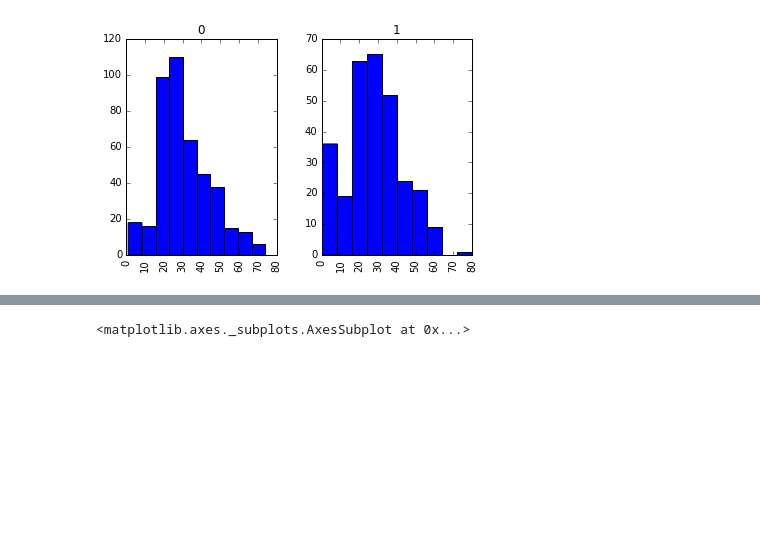
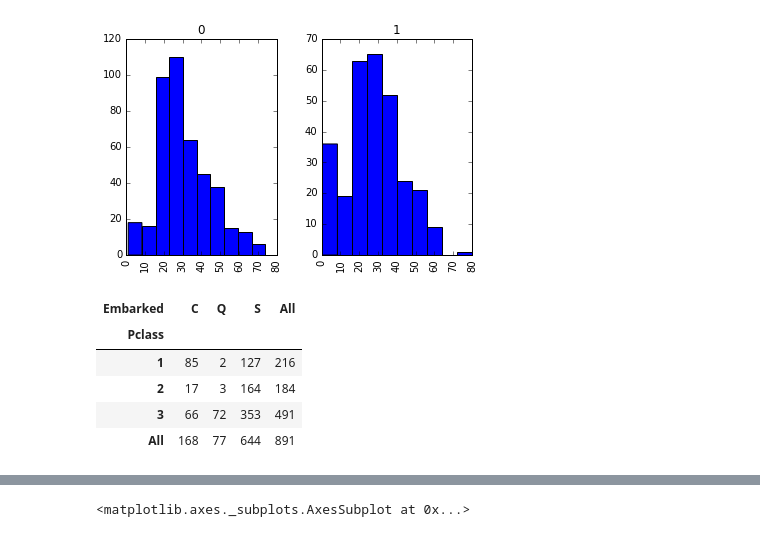
Before and after one commit to estambolieva/fast_track_to_python, a Jupyter notebook: day2/pandas/Pandas_Titanic_DataSet.ipynb, the cells around one changed output, grey strips where cells are left out. Saved outputs shown, nothing was run; the diff lists cells and outputs as text; code cells hidden in the pictures; blank space fills up the shorter version.

```diff
--- a/day2/pandas/Pandas_Titanic_DataSet.ipynb
+++ b/day2/pandas/Pandas_Titanic_DataSet.ipynb
@@ -122,3 +122,13 @@ titanic.hist(column='Age', by='Survived')
 array([<matplotlib.axes._subplots.AxesSubplot object at 0x...>,
        <matplotlib.axes._subplots.AxesSubplot object at 0x...>], dtype=object)
 [figure]
+# %%
+# cross table between Embarked and Pclass
+pd.crosstab(titanic.Pclass, titanic.Embarked, margins=True)
+# %% [output]
+| Embarked | C | Q | S | All |
+| Pclass |  |  |  |  |
+| 1 | 85 | 2 | 127 | 216 |
+| 2 | 17 | 3 | 164 | 184 |
+| 3 | 66 | 72 | 353 | 491 |
+| All | 168 | 77 | 644 | 891 |
```
Also changed, not shown: parts of 20 cells of this notebook, 5 other files.
